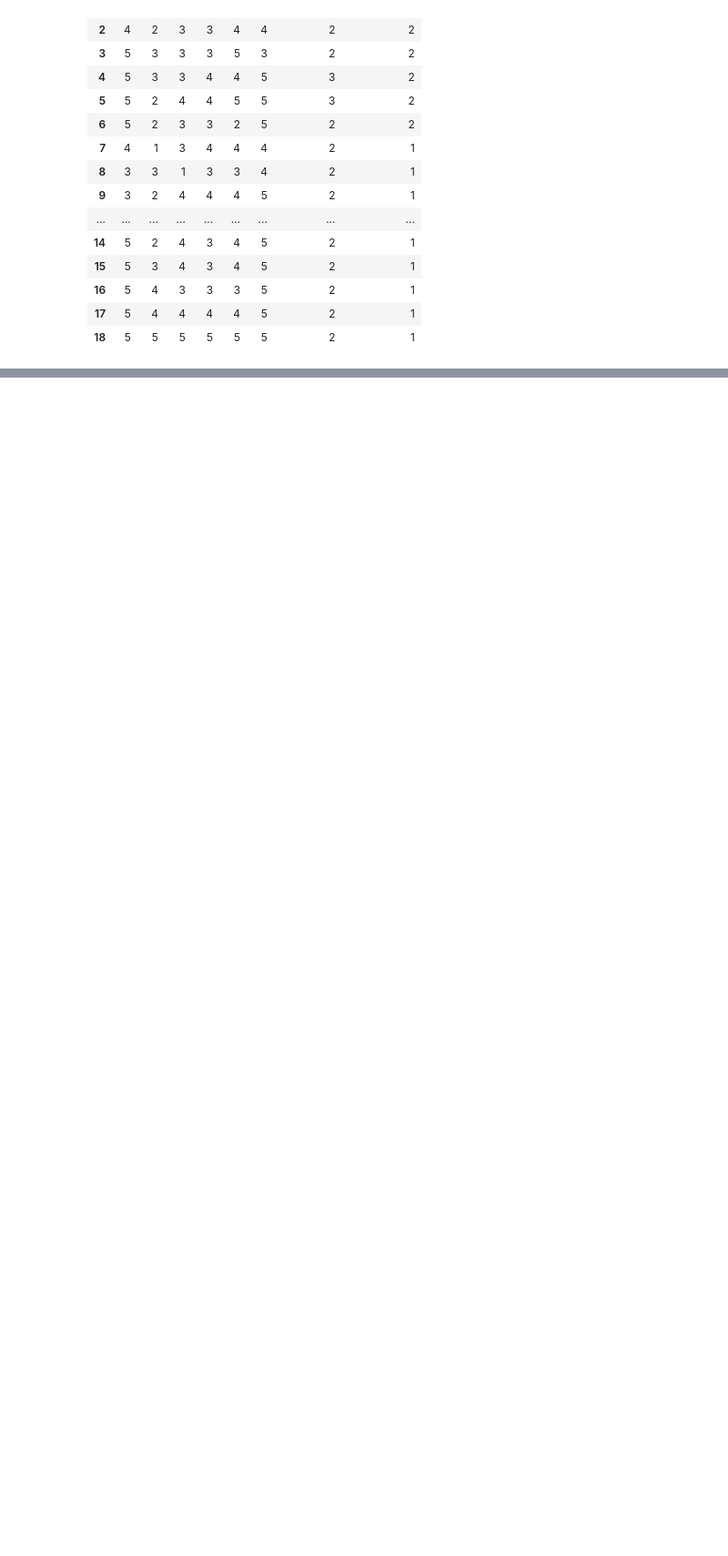
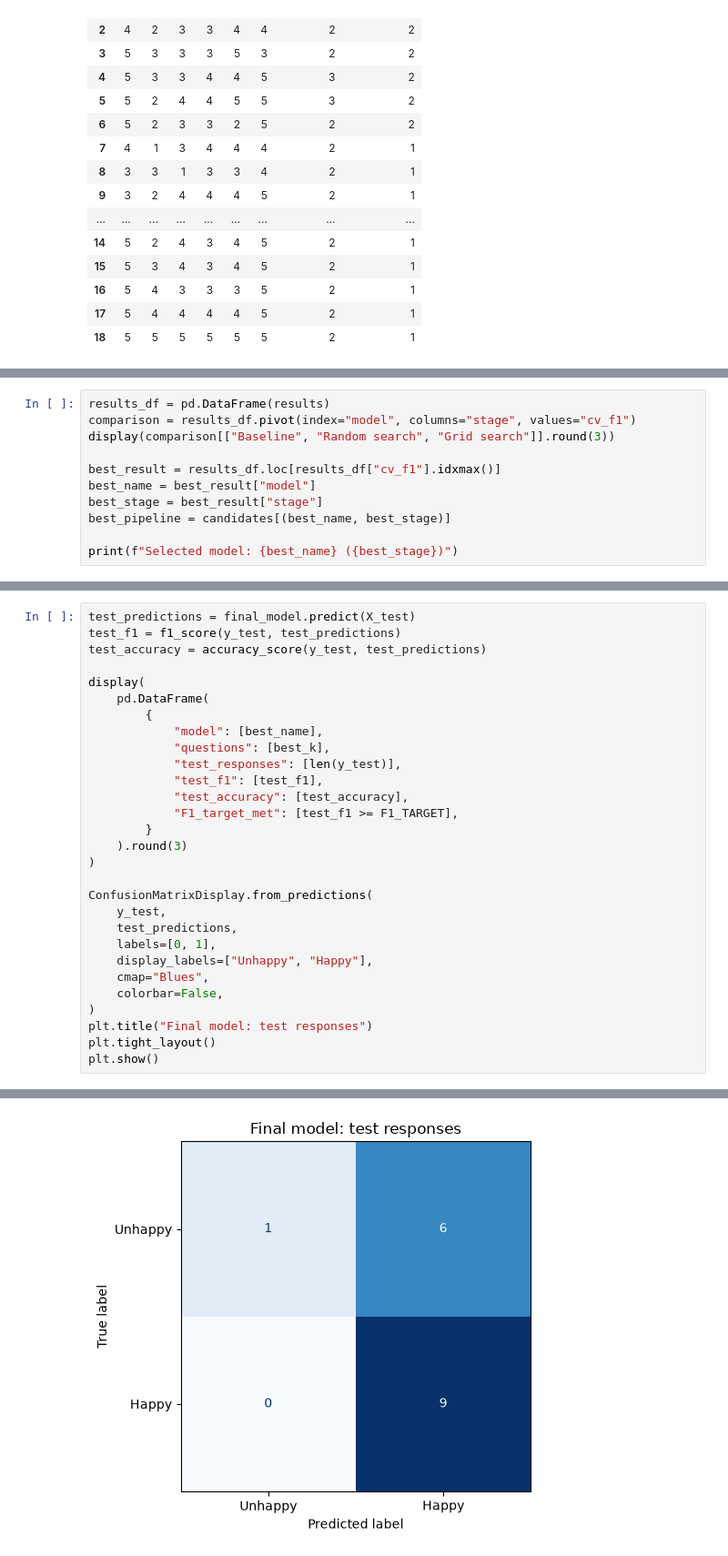
Before and after one commit to ca34525/QWFuFPmtYoLpq4Qt, a Jupyter notebook: notebooks/1.0-CTA-customer-happiness-analysis.ipynb, the cells around one changed output, grey strips where cells are left out. Shown at 91% size. Cells and saved outputs as stored; diff of their text form; blank space fills up the shorter version.

```diff
--- a/notebooks/1.0-CTA-customer-happiness-analysis.ipynb
+++ b/notebooks/1.0-CTA-customer-happiness-analysis.ipynb
@@ -606,0 +449,11 @@ Background dataset has 126 samples but max_samples=100. Subsampling to 100 sampl
+# %%
+results_df = pd.DataFrame(results)
+comparison = results_df.pivot(index="model", columns="stage", values="cv_f1")
+display(comparison[["Baseline", "Random search", "Grid search"]].round(3))
+
+best_result = results_df.loc[results_df["cv_f1"].idxmax()]
+best_name = best_result["model"]
+best_stage = best_result["stage"]
+best_pipeline = candidates[(best_name, best_stage)]
+
+print(f"Selected model: {best_name} ({best_stage})")
@@ -606,0 +569,30 @@ Background dataset has 126 samples but max_samples=100. Subsampling to 100 sampl
+# %%
+test_predictions = final_model.predict(X_test)
+test_f1 = f1_score(y_test, test_predictions)
+test_accuracy = accuracy_score(y_test, test_predictions)
+
+display(
+    pd.DataFrame(
+        {
+            "model": [best_name],
+            "questions": [best_k],
+            "test_responses": [len(y_test)],
+            "test_f1": [test_f1],
+            "test_accuracy": [test_accuracy],
+            "F1_target_met": [test_f1 >= F1_TARGET],
+        }
+    ).round(3)
+)
+
+ConfusionMatrixDisplay.from_predictions(
+    y_test,
+    test_predictions,
+    labels=[0, 1],
+    display_labels=["Unhappy", "Happy"],
+    cmap="Blues",
+    colorbar=False,
+)
+plt.title("Final model: test responses")
+plt.tight_layout()
+plt.show()
+# %% [output]
@@ -606,0 +601 @@ Background dataset has 126 samples but max_samples=100. Subsampling to 100 sampl
+[figure, added]
```
Also changed, not shown: parts of 73 cells of this notebook, 3 other files.
